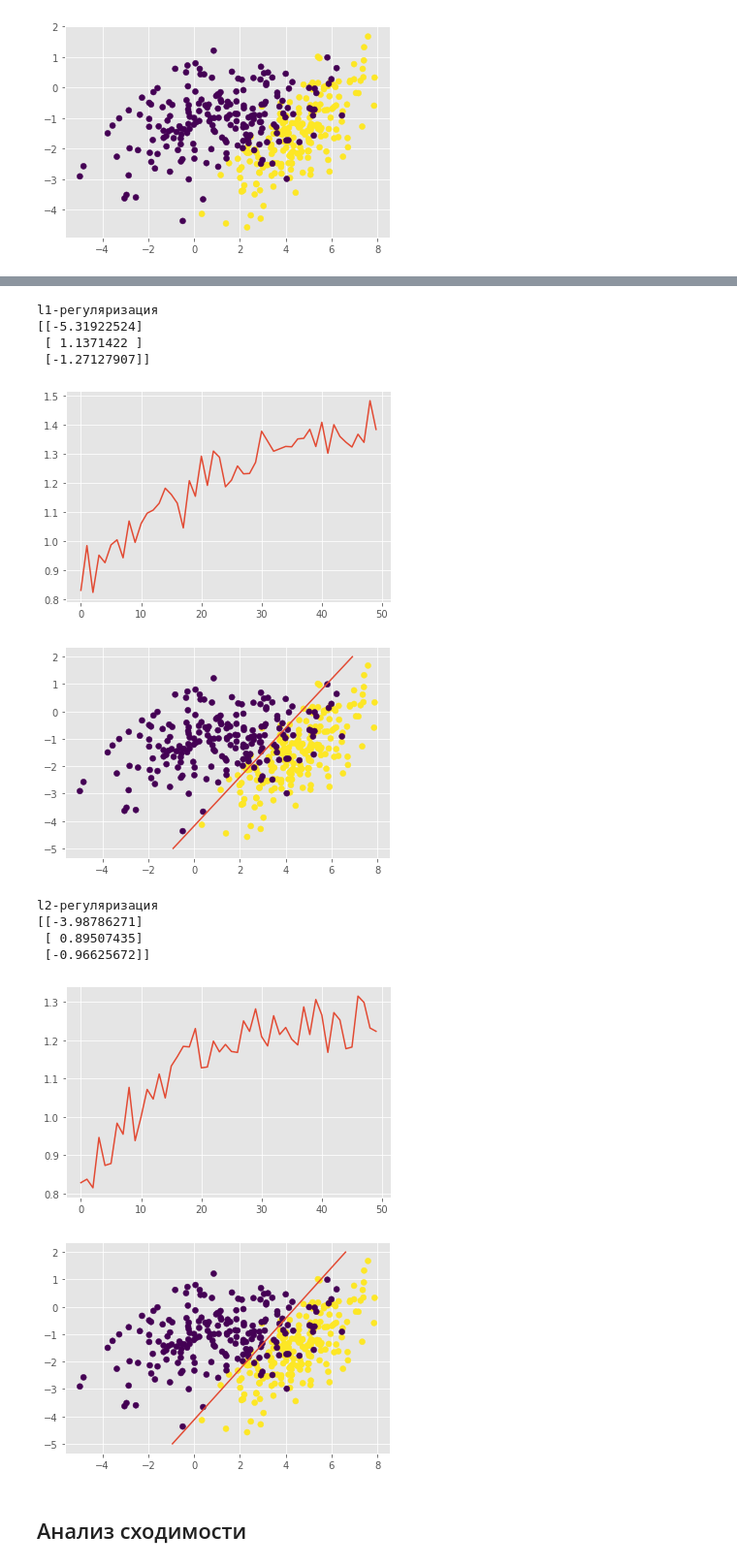
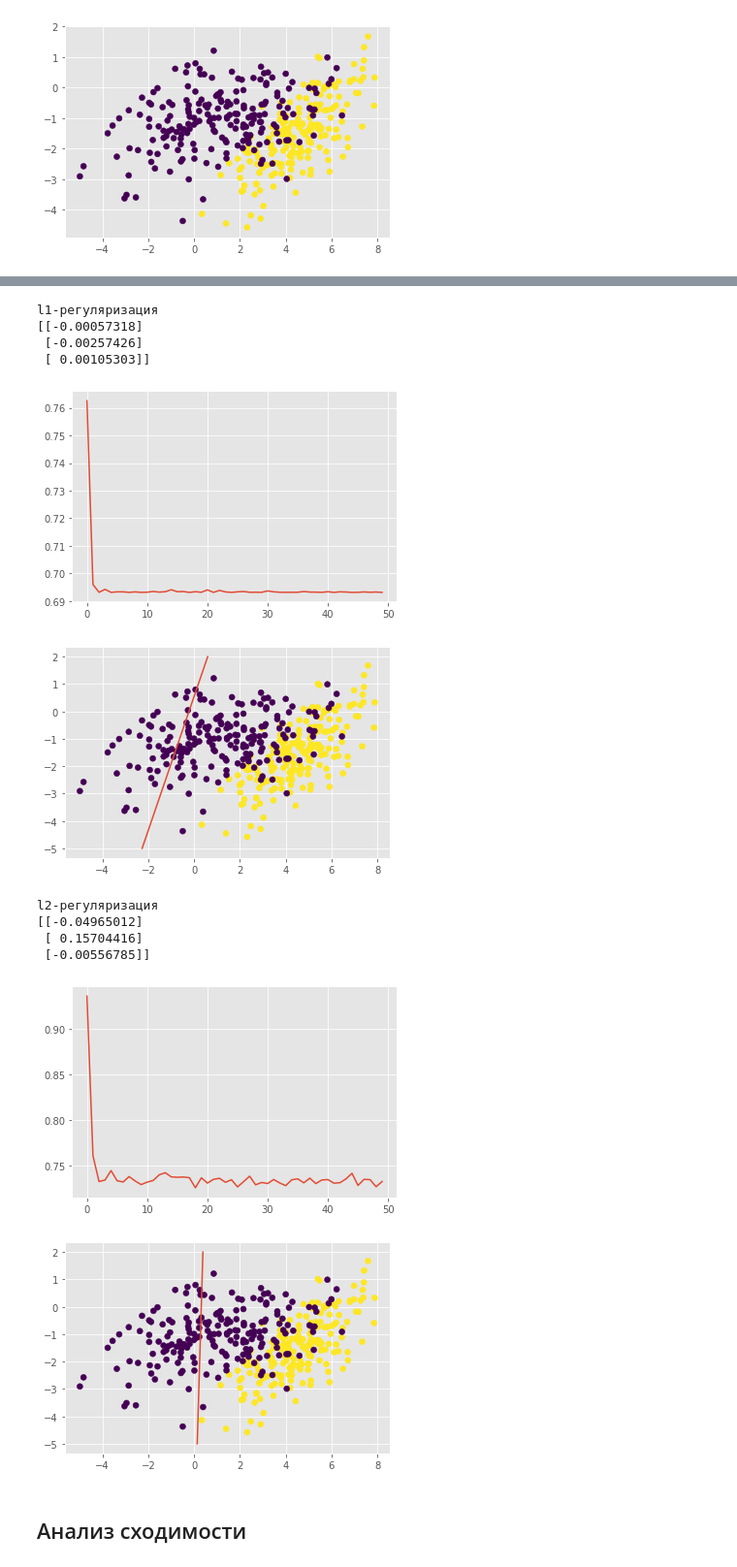
Before and after one commit to guzelfey/ds-2019-03, a Jupyter notebook: hw3.ipynb, the cells around one changed output, grey strips where cells are left out. Shown at 97% size. Drawn from its saved outputs; the diff is of its cells as text; code cells hidden in the pictures.

```diff
--- a/hw3.ipynb
+++ b/hw3.ipynb
@@ -61,12 +61,12 @@ class MySGDClassifier(BaseEstimator, ClassifierMixin):
             for idx in p:
                 xi = X_[[idx],:] # shape (1,3)
                 yi = y[idx]      # shape (1,)
-                pi_hat = 1. / (1 + np.exp(-np.dot(xi,theta))) # shape (1,)
-                dtheta = np.dot(xi.T,(pi_hat-yi)) + \
-                    np.zeros(shape=theta.shape)*LZ + \
-                    ((1. / self.C)*np.sign(theta) / m)*LO + \
-                    ((2. / self.C)*theta / m)*LT
-                theta = theta - self.alpha*dtheta # new theta
+                pi_hat = 1. / (1. + np.exp(-np.dot(xi,theta))) # shape (1,)
+                dtheta = np.dot(xi.T,(pi_hat-yi))
+                reg_dtheta = np.zeros(shape=theta.shape)*LZ + \
+                    ((1. / self.C)*np.sign(theta))*LO + \
+                    ((2. / self.C)*theta)*LT # regularization for theta
+                theta = theta - self.alpha*(dtheta+reg_dtheta)
 
             p_hat = 1. / (1 + np.exp(-np.dot(X_,theta)))  # shape (400,1)
             error_epoch = - (y*np.log(p_hat) + (1-y)*np.log(1-p_hat)).mean() + \
@@ -138,41 +136,45 @@ plt.show()
 # %%
 print('l1-регуляризация')
-model=MySGDClassifier(C=1, alpha=0.01, max_epoch=50, penalty='l1')
-theta_,error_=model.fit(X, y)
+model = MySGDClassifier(C=1, alpha=0.001, max_epoch=50, penalty='l1')
+theta_,error_ = model.fit(X, y)
 print(theta_)
+
 plt.plot(range(50),error_)
 plt.show()
+
 plt.scatter(X[:,0], X[:,1], c=y)
-y_lin=range(-5,3)
-x_lin=(1/theta_[1])*(-theta_[0]-y_lin*theta_[2])
+y_lin = range(-5,3)
+x_lin = (-theta_[0]-y_lin*theta_[2]) / theta_[1]
 plt.plot(x_lin,y_lin)
 plt.show()
 # %% [output]
 l1-регуляризация
-[[-5.31922524]
- [ 1.1371422 ]
- [-1.27127907]]
+[[-0.00057318]
+ [-0.00257426]
+ [ 0.00105303]]
-[figure, old version]
+[figure, new version]
-[figure, old version]
+[figure, new version]
 # %%
 print('l2-регуляризация')
-model=MySGDClassifier(C=1, alpha=0.01, max_epoch=50, penalty='l2')
-theta_,error_=model.fit(X, y)
+model=MySGDClassifier(C=1, alpha=0.001, max_epoch=50, penalty='l2')
+theta_,error_ = model.fit(X, y)
 print(theta_)
+
 plt.plot(range(50),error_)
 plt.show()
+
 plt.scatter(X[:,0], X[:,1], c=y)
-y_lin=range(-5,3)
-x_lin=(1/theta_[1])*(-theta_[0]-y_lin*theta_[2])
+y_lin = range(-5,3)
+x_lin = (-theta_[0]-y_lin*theta_[2]) / theta_[1]
 plt.plot(x_lin,y_lin)
 plt.show()
 # %% [output]
 l2-регуляризация
-[[-3.98786271]
- [ 0.89507435]
- [-0.96625672]]
+[[-0.04965012]
+ [ 0.15704416]
+ [-0.00556785]]
-[figure, old version]
+[figure, new version]
-[figure, old version]
+[figure, new version]
 # %% [markdown]
 ## Анализ сходимости
 # %% [markdown]
```
Also changed, not shown: parts of 3 cells of this notebook.
